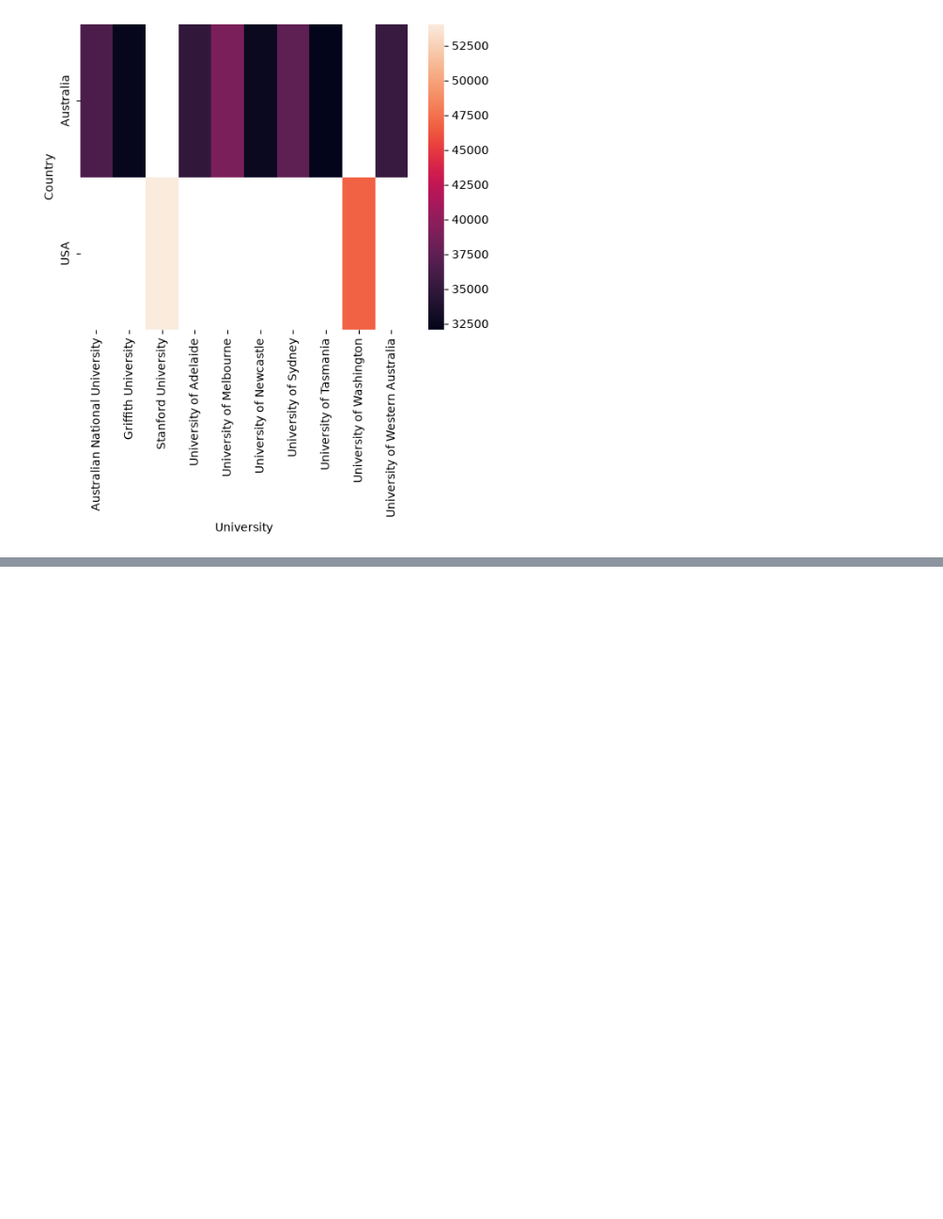
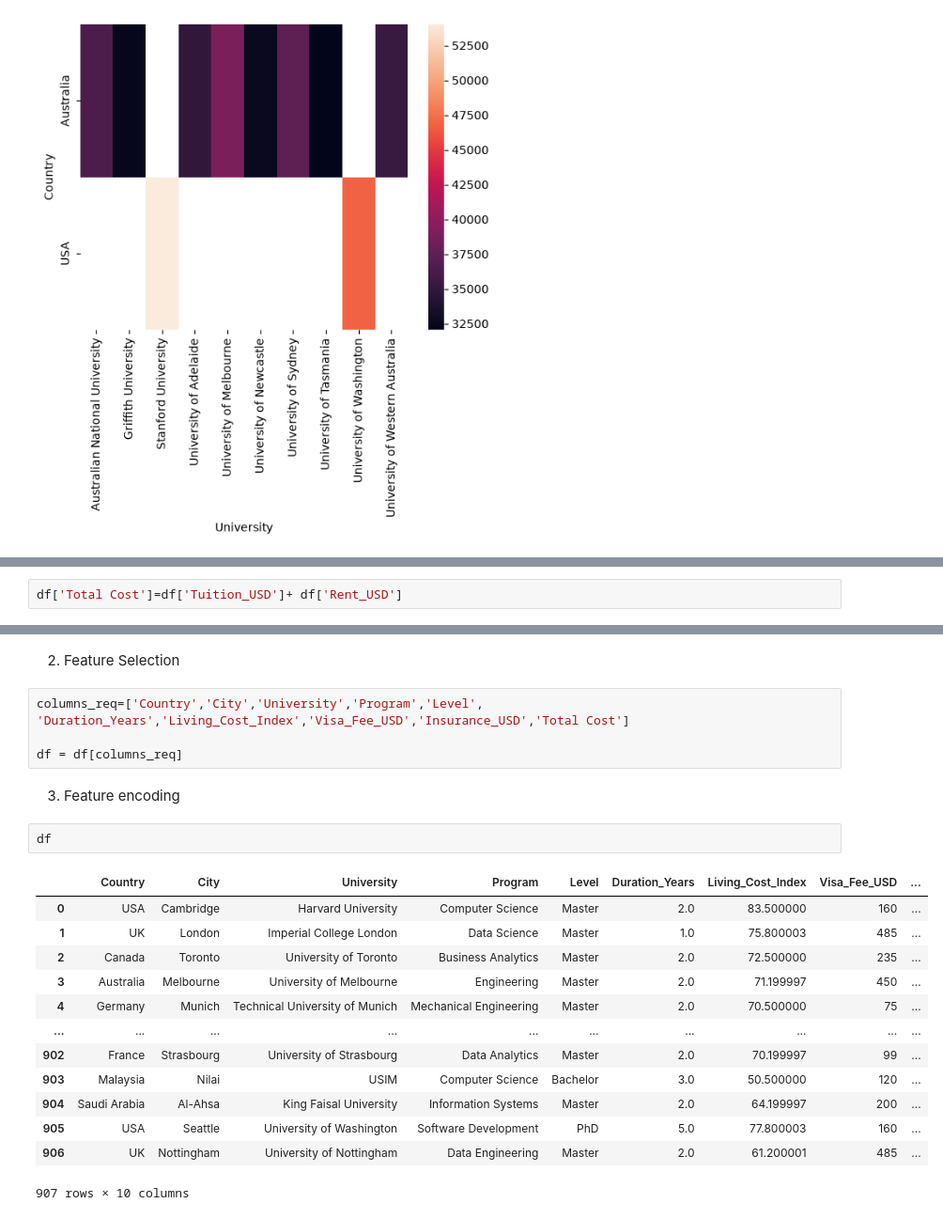
Before and after one commit to ashishsingh200/GEN-AI-COURSES, a Jupyter notebook: 08. Machine Learning/demo_ML_Project.ipynb, the cells around one changed output, grey strips where cells are left out. Shown at 94% size. Drawn from its saved outputs; the diff is of its cells as text; blank space fills up the shorter version.

```diff
--- a/08. Machine Learning/demo_ML_Project.ipynb
+++ b/08. Machine Learning/demo_ML_Project.ipynb
@@ -648,0 +664,2 @@ sns.heatmap(data=h_map)
+# %%
+df['Total Cost']=df['Tuition_USD']+ df['Rent_USD']
@@ -648,0 +675,24 @@ sns.heatmap(data=h_map)
+# %% [markdown]
+2. Feature Selection
+# %%
+columns_req=['Country','City','University','Program','Level',	'Duration_Years','Living_Cost_Index','Visa_Fee_USD','Insurance_USD','Total Cost']
+
+df = df[columns_req]
+# %% [markdown]
+3. Feature encoding
+# %%
+df
+# %% [output]
+|  | Country | City | University | Program | Level | Duration_Years | Living_Cost_Index | Visa_Fee_USD | ... |
+| 0 | USA | Cambridge | Harvard University | Computer Science | Master | 2.0 | 83.500000 | 160 | ... |
+| 1 | UK | London | Imperial College London | Data Science | Master | 1.0 | 75.800003 | 485 | ... |
+| 2 | Canada | Toronto | University of Toronto | Business Analytics | Master | 2.0 | 72.500000 | 235 | ... |
+| 3 | Australia | Melbourne | University of Melbourne | Engineering | Master | 2.0 | 71.199997 | 450 | ... |
+| 4 | Germany | Munich | Technical University of Munich | Mechanical Engineering | Master | 2.0 | 70.500000 | 75 | ... |
+| ... | ... | ... | ... | ... | ... | ... | ... | ... | ... |
+| 902 | France | Strasbourg | University of Strasbourg | Data Analytics | Master | 2.0 | 70.199997 | 99 | ... |
+| 903 | Malaysia | Nilai | USIM | Computer Science | Bachelor | 3.0 | 50.500000 | 120 | ... |
+| 904 | Saudi Arabia | Al-Ahsa | King Faisal University | Information Systems | Master | 2.0 | 64.199997 | 200 | ... |
+| 905 | USA | Seattle | University of Washington | Software Development | PhD | 5.0 | 77.800003 | 160 | ... |
+| 906 | UK | Nottingham | University of Nottingham | Data Engineering | Master | 2.0 | 61.200001 | 485 | ... |
+907 rows × 10 columns
```
Also changed, not shown: parts of 76 cells of this notebook, 4 other files.
